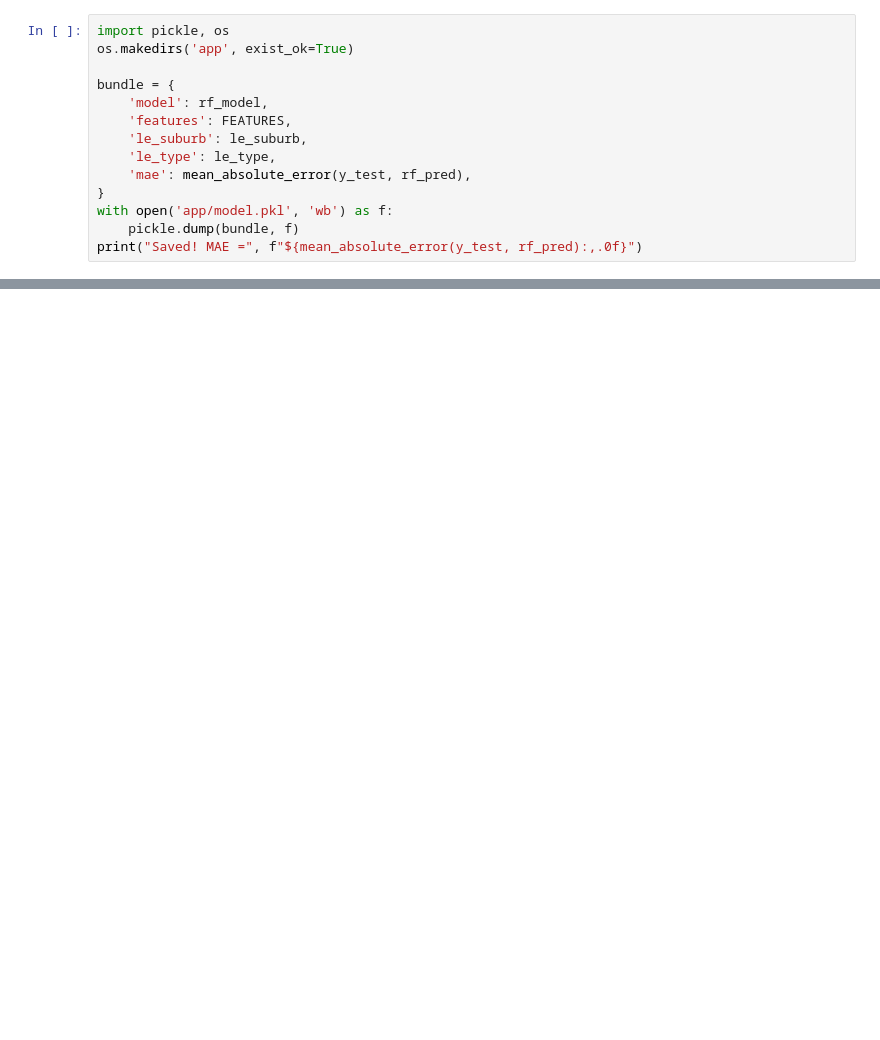
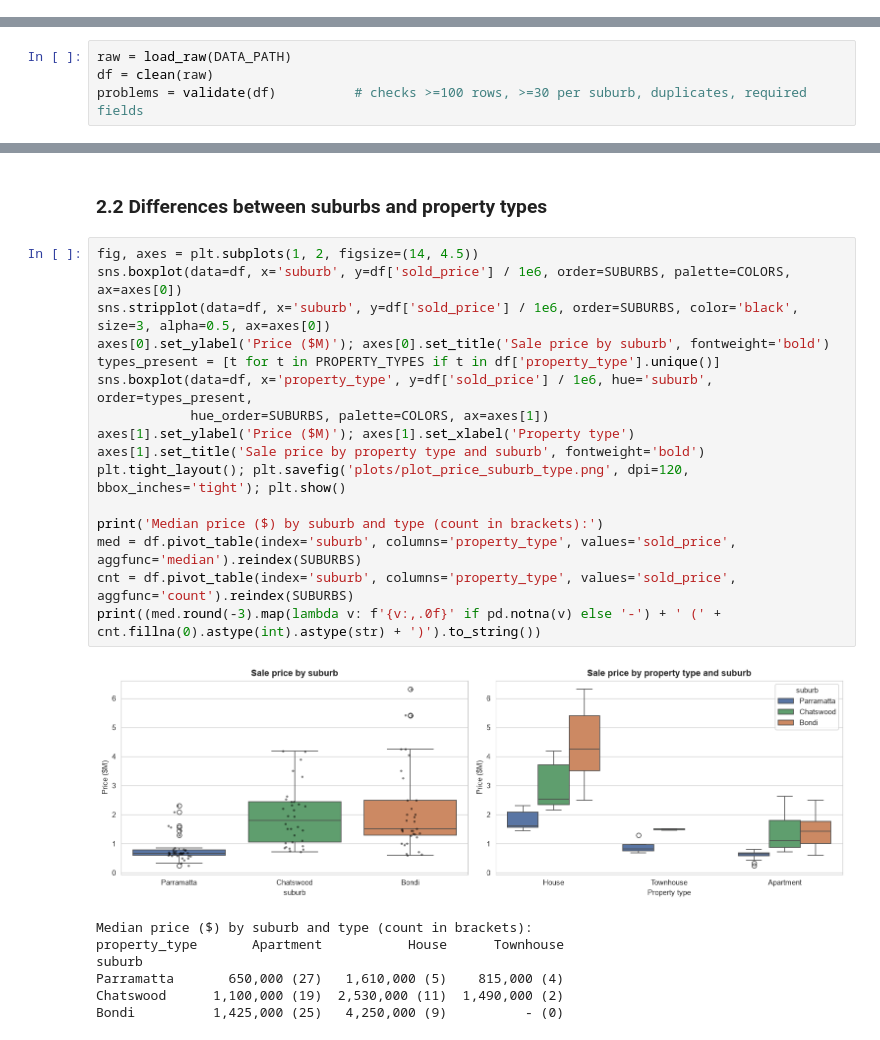
Before and after one commit to saraalzawad/sydney-housing-price-prediction, a Jupyter notebook: SIT307_8.1D_notebook.ipynb, the cells around one changed output, grey strips where cells are left out. Cells and saved outputs as stored; diff of their text form; blank space fills up the shorter version.

Commit message:
Replace synthetic data with 102 real sold listings; update Parts 1-4 after tutor feedback

```diff
--- a/SIT307_8.1D_notebook.ipynb
+++ b/SIT307_8.1D_notebook.ipynb
@@ -313,14 +0,0 @@ Enter the property details and it gives you a predicted price plus a confidence
-# %%
-import pickle, os
-os.makedirs('app', exist_ok=True)
-
-bundle = {
-    'model': rf_model,
-    'features': FEATURES,
-    'le_suburb': le_suburb,
-    'le_type': le_type,
-    'mae': mean_absolute_error(y_test, rf_pred),
-}
-with open('app/model.pkl', 'wb') as f:
-    pickle.dump(bundle, f)
-print("Saved! MAE =", f"${mean_absolute_error(y_test, rf_pred):,.0f}")
@@ -340,0 +61,4 @@ A few things I noticed:
+# %%
+raw = load_raw(DATA_PATH)
+df = clean(raw)
+problems = validate(df)          # checks >=100 rows, >=30 per suburb, duplicates, required fields
@@ -340,0 +191,26 @@ A few things I noticed:
+# %% [markdown]
+### 2.2 Differences between suburbs and property types
+# %%
+fig, axes = plt.subplots(1, 2, figsize=(14, 4.5))
+sns.boxplot(data=df, x='suburb', y=df['sold_price'] / 1e6, order=SUBURBS, palette=COLORS, ax=axes[0])
+sns.stripplot(data=df, x='suburb', y=df['sold_price'] / 1e6, order=SUBURBS, color='black', size=3, alpha=0.5, ax=axes[0])
+axes[0].set_ylabel('Price ($M)'); axes[0].set_title('Sale price by suburb', fontweight='bold')
+types_present = [t for t in PROPERTY_TYPES if t in df['property_type'].unique()]
+sns.boxplot(data=df, x='property_type', y=df['sold_price'] / 1e6, hue='suburb', order=types_present,
+            hue_order=SUBURBS, palette=COLORS, ax=axes[1])
+axes[1].set_ylabel('Price ($M)'); axes[1].set_xlabel('Property type')
+axes[1].set_title('Sale price by property type and suburb', fontweight='bold')
+plt.tight_layout(); plt.savefig('plots/plot_price_suburb_type.png', dpi=120, bbox_inches='tight'); plt.show()
+
+print('Median price ($) by suburb and type (count in brackets):')
+med = df.pivot_table(index='suburb', columns='property_type', values='sold_price', aggfunc='median').reindex(SUBURBS)
+cnt = df.pivot_table(index='suburb', columns='property_type', values='sold_price', aggfunc='count').reindex(SUBURBS)
+print((med.round(-3).map(lambda v: f'{v:,.0f}' if pd.notna(v) else '-') + ' (' + cnt.fillna(0).astype(int).astype(str) + ')').to_string())
+# %% [output]
+[figure, added]
+Median price ($) by suburb and type (count in brackets):
+property_type       Apartment           House      Townhouse
+suburb
+Parramatta       650,000 (27)   1,610,000 (5)    815,000 (4)
+Chatswood      1,100,000 (19)  2,530,000 (11)  1,490,000 (2)
+Bondi          1,425,000 (25)   4,250,000 (9)          - (0)
```
Also changed, not shown: parts of 68 cells of this notebook, 25 other files.
